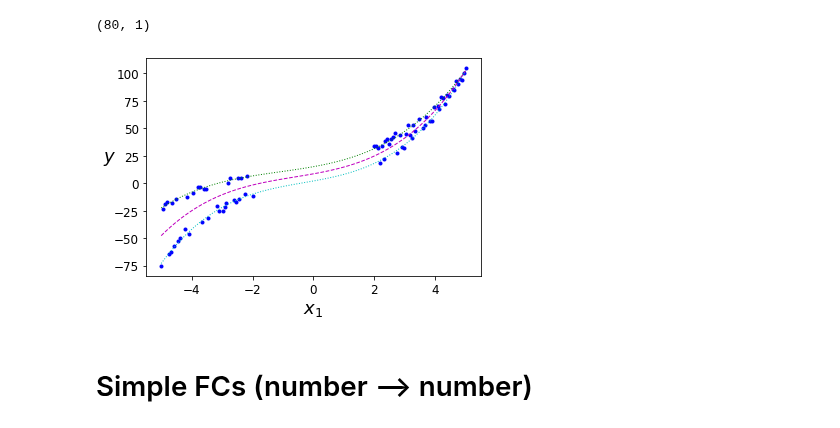
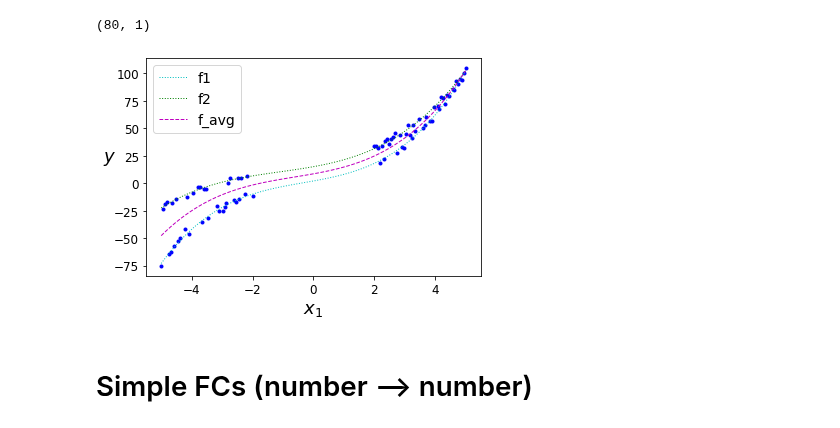
Before and after one commit to Benson516/HandsOnML2_learn, a Jupyter notebook: regression_test_2.ipynb, the cells around one changed output. Saved outputs shown, nothing was run; the diff lists cells and outputs as text; code cells hidden in the pictures.

```diff
--- a/regression_test_2.ipynb
+++ b/regression_test_2.ipynb
@@ -48,6 +48,6 @@ def func_2(X): # Variation 2: cross
 def func_3(X): # Variation 3: slightly split
     return 0.3 * X**3 + 1.0 * X**2 + (poly_a1)*X + 15 + sin_a*np.sin(2.0*np.pi*sin_f*X)
 def func_4(X): # Sine wave~
-    return 0.5 * X**3 + 0.5 * X**2 + (poly_a1)*X + 2 + 50.0*np.sin(2.0*np.pi*sin_f*X)
+    return 0.5 * X**3 + 0.5 * X**2 + (poly_a1)*X + 2 + 20.0*np.sin(2.0*np.pi*sin_f*X) # 50.0
 # %%
 func_dict = dict()
@@ -81,10 +80,11 @@ else:
     X_data = X_data.reshape((m,1))
     np.random.shuffle(X_data)
 
-# Output
-is_multiout = True
-# is_multiout = False
-if is_multiout:
+# Output, multiout_type in {1, 2, 3}
+# multiout_type = 1
+multiout_type = 2
+# multiout_type = 3
+if multiout_type == 2:
     m_h = m // 2
     X_data_1 = X_data[:m_h]
     X_data_2 = X_data[m_h:]
@@ -92,8 +92,27 @@ if is_multiout:
     y_data_pure_2 = func_dict["f2"](X_data_2)
     y_data_pure = np.vstack([y_data_pure_1, y_data_pure_2])
     print("y_data_pure.shape = %s" % str(y_data_pure.shape))
-else:
+    # Average line
+    func_dict["f_avg"] = ( lambda X: 0.5*func_dict["f1"](X) + 0.5*func_dict["f2"](X) )
+    #
+elif multiout_type == 3: # with "avg" line
+    m_t = m // 3
+    X_data_1 = X_data[:m_t]
+    X_data_2 = X_data[m_t:(2*m_t)]
+    X_data_3 = X_data[(2*m_t):]
+    y_data_pure_1 = func_dict["f1"](X_data_1)
+    y_data_pure_2 = func_dict["f2"](X_data_2)
+    y_data_pure_3 = func_dict["f3"](X_data_3)
+    y_data_pure = np.vstack([y_data_pure_1, y_data_pure_2, y_data_pure_3])
+    print("y_data_pure.shape = %s" % str(y_data_pure.shape))
+    # Average line
+    func_dict["f_avg"] = ( lambda X: (func_dict["f1"](X) + func_dict["f2"](X) + func_dict["f3"](X))/3.0 )
+    #
+else: # multiout_type == 1
+    # Average line
+    func_dict["f_avg"] = ( lambda X: 0.5*func_dict["f1"](X) + 0.5*func_dict["f2"](X) )
     y_data_pure = func_dict["f_avg"](X_data)
+
 
 # Label (+noise)
 n_stddev = 2.0
@@ -118,15 +137,23 @@ X_train, X_valid, y_train, y_valid = train_test_split(X_data, y_data, test_size=
 print(X_train.shape)
 # %% [output]
 (80, 1)
+# %%
+def draw_normal_func(func_dict):
+    draw_func(func_dict["f1"], mark='c:', label="f1")
+    draw_func(func_dict["f2"], mark='g:', label="f2")
+    if multiout_type == 3:
+        draw_func(func_dict["f3"], mark='y:', label="f3")
+    draw_func(func_dict["f_avg"], mark='m--', label="f_avg")
 # %%
 plt.plot(X_train, y_train, "b.")
 draw_normal_func(func_dict)
 plt.xlabel("$x_1$", fontsize=18)
 plt.ylabel("$y$", rotation=0, fontsize=18)
+plt.legend(loc="upper left", fontsize=14)
 # plt.axis([-3, 3, 0, 10])
 plt.show()
 # %% [output]
-[figure, old version]
+[figure, new version]
 # %%
 prediction_error_dict = dict()
 
```
Also changed, not shown: parts of 29 cells of this notebook.
